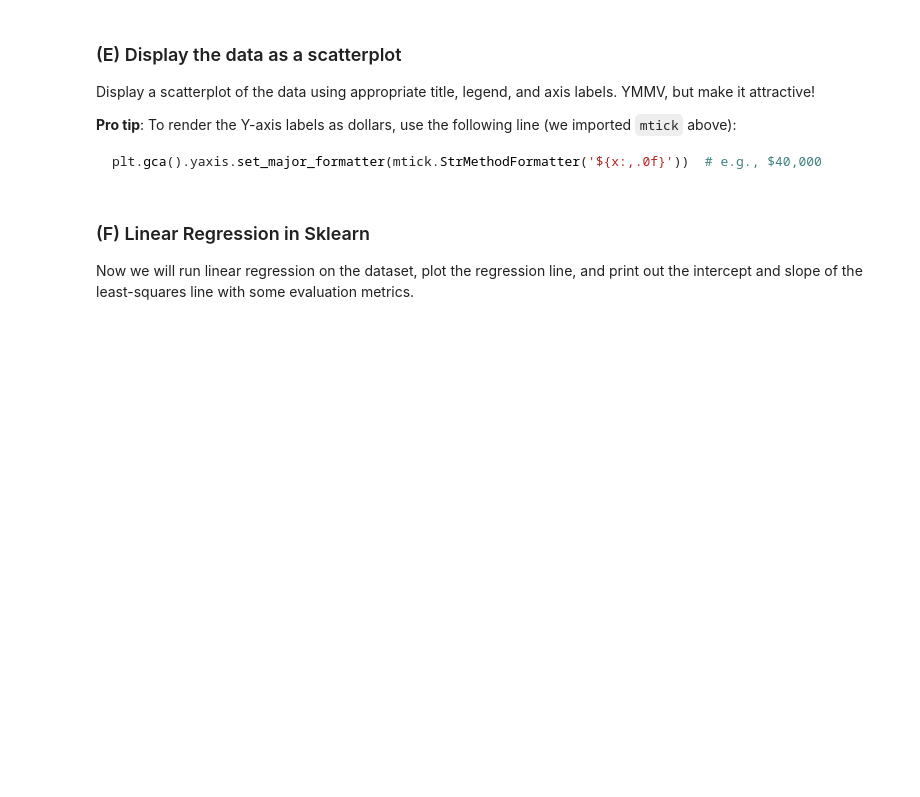
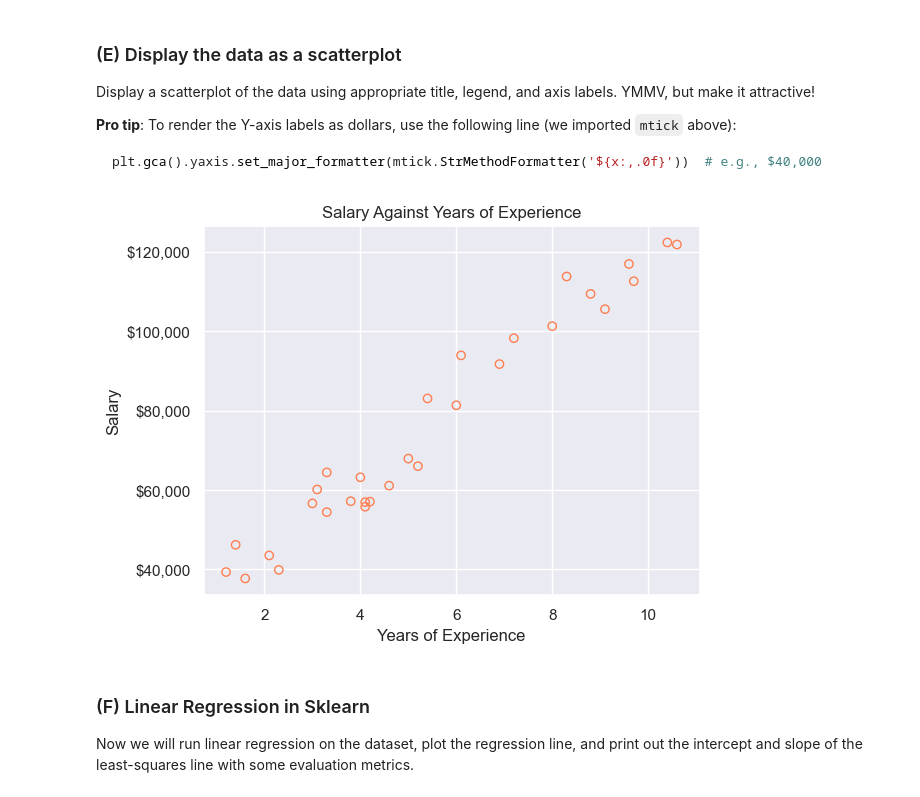
Before and after one commit to keshleem/dx603-homework1, a Jupyter notebook: Homework_01.ipynb, the cells around one changed output. Drawn from its saved outputs; the diff is of its cells as text; code cells hidden in the pictures; blank space fills up the shorter version.

````diff
--- a/Homework_01.ipynb
+++ b/Homework_01.ipynb
@@ -162,8 +186,8 @@ There seems to be a problem, namely an extra column that is completely unnecesss
 2. Check to see all is well, by setting the variable `feature_names` to a **Python list** of the feature names in the new dataframe and then printing it (you might want to do this before and after, just to get the precise name of the column to remove). (Hint: if your value is in the form `Index(...)` then it is not a Python list.)
 # %%
 # Your code here (not graded)
+salary_data = salary_data_raw.drop('Unnamed: 0', axis=1)
 
-
-feature_names = ...
+feature_names = salary_data.columns
 print(f'Features: {feature_names}')
 # %% [output]
@@ -214,6 +242,15 @@ plt.gca().yaxis.set_major_formatter(mtick.StrMethodFormatter('${x:,.0f}'))  # e.
 ```
 # %%
 # Your code here (not graded)
+import seaborn as sns
+sns.set_theme(style='darkgrid')
+plt.scatter(salary_data['YearsExperience'], salary_data['Salary'], facecolors='none', color='coral')
+plt.title('Salary Against Years of Experience')
+plt.ylabel('Salary')
+plt.xlabel('Years of Experience')
+plt.gca().yaxis.set_major_formatter(mtick.FuncFormatter(lambda x, p: f'${x:,.0f}'))
+# %% [output]
+[figure, added]
 # %% [markdown]
  ### (F) Linear Regression in Sklearn
 
````
Also changed, not shown: parts of 11 cells of this notebook.
